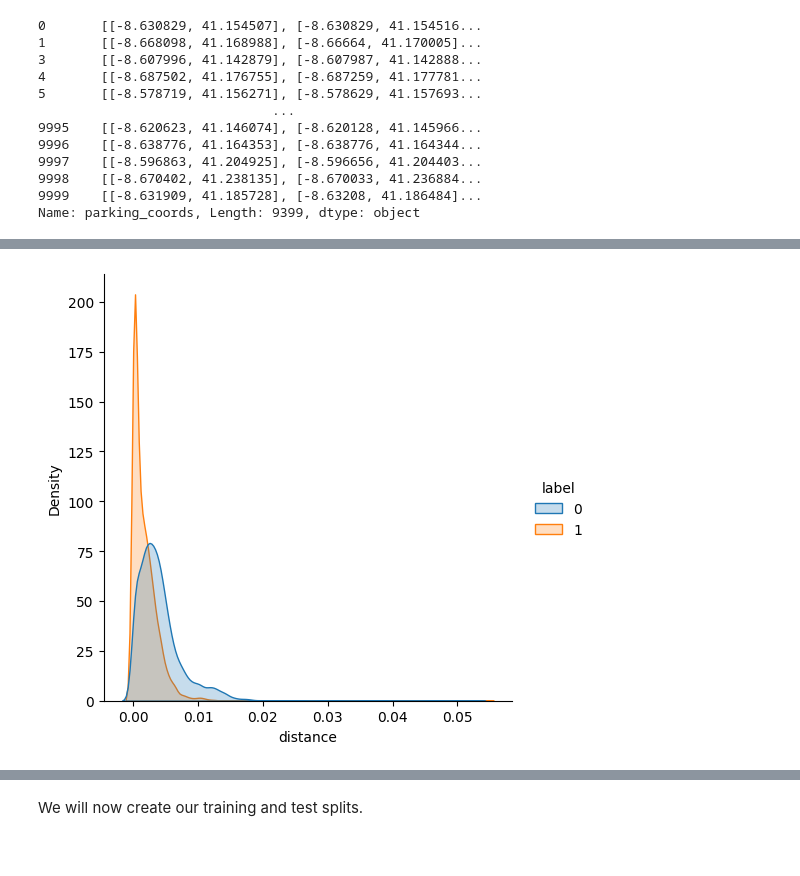
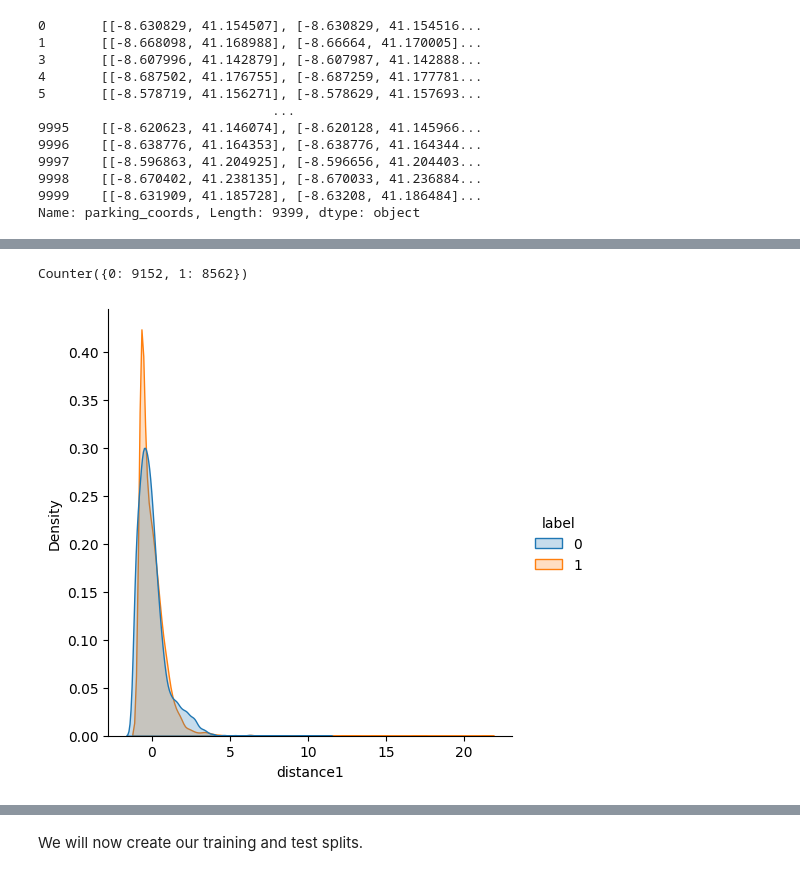
Before and after one commit to nclgbd/TCSS-565-Project, a Jupyter notebook: Final_Project.ipynb, the cells around one changed output, grey strips where cells are left out. Cells and saved outputs as stored; diff of their text form; code cells hidden in the pictures.

```diff
--- a/Final_Project.ipynb
+++ b/Final_Project.ipynb
@@ -284,0 +261,15 @@ parking_data.describe()
+# %%
+def calculate_distance2(x):
+    ls = LineString(x)
+    return ls.distance(ls.interpolate(0.5, normalized=True))
+
+features["distance2"] = calculate_distance2
+# %%
+def calculate_area(x):
+    ls = LineString(x)
+    raw_area = ls.convex_hull.area
+    return abs(0 if raw_area == 0 else np.log(raw_area))
+
+
+features["area"] = calculate_area
+features
@@ -284,0 +282,20 @@ parking_data.describe()
+# %%
+def generate_features(coords: pd.DataFrame, features: dict, encoding: int):
+    concat_features = []
+    for name, func in features.items():
+        func_output: pd.Series = coords.apply(func)
+        func_output.name = name
+        func_output = func_output.replace(0, np.nan)
+        concat_features.append(func_output)
+
+    concat_features = pd.concat(concat_features, axis=1).dropna().reset_index(drop=True)
+    concat_features = scaler.fit_transform(concat_features)
+    labels = pd.Series([encoding] * len(concat_features), name="label", dtype=int)
+    concat_features = pd.DataFrame(concat_features, columns=features.keys())
+    concat_features = pd.concat([concat_features, labels], axis=1)
+
+    return concat_features
+
+
+normal_data = generate_features(normal_coords, features, encoding=0)
+normal_data.describe()
@@ -284,0 +313,3 @@ parking_data.describe()
+# %%
+parking_data = generate_features(parking_coords, features, encoding=1)
+parking_data
@@ -306,6 +352,12 @@ train_data
+# %%
+from collections import Counter
+
+console.print(Counter(train_data["label"]))
+# %% [output]
+Counter({0: 9152, 1: 8562})
 # %%
 import seaborn as sns
 
-sns.displot(train_data, x="distance", hue="label", kind="kde", fill=True);
+sns.displot(train_data, x="distance1", hue="label", kind="kde", fill=True);
 # %% [output]
-[figure, old version]
+[figure, new version]
```
Also changed, not shown: parts of 67 cells of this notebook, 8 other files.
